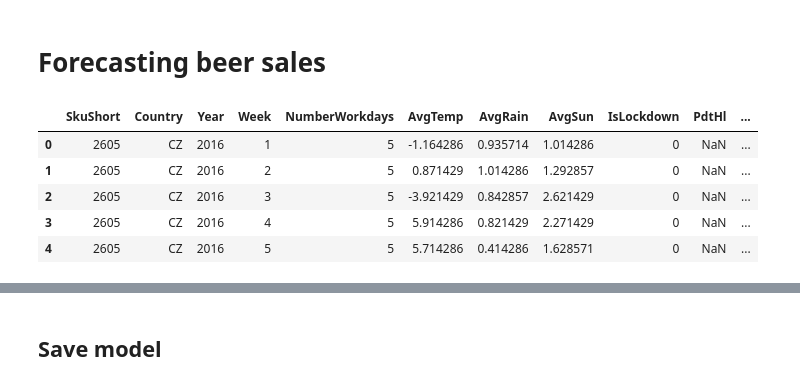
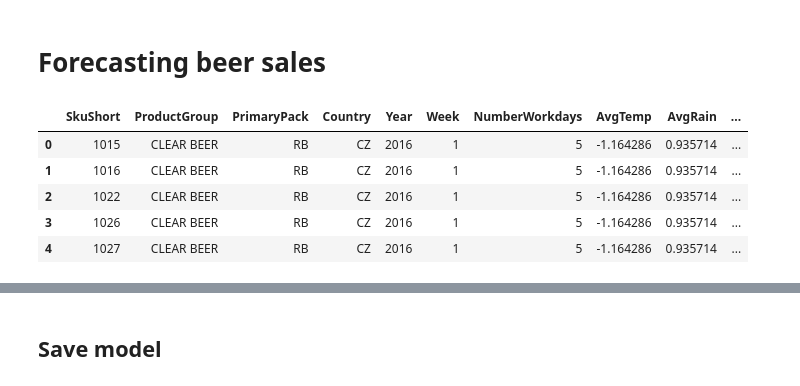
Before and after one commit to kohlicekjan/forecasting-beer-sales-ml, a Jupyter notebook: main.ipynb, the cells around one changed output, grey strips where cells are left out. Cells and saved outputs as stored; diff of their text form; code cells hidden in the pictures.

```diff
--- a/main.ipynb
+++ b/main.ipynb
@@ -18,17 +18,14 @@ RESULT_EXCEL_PATH = f'./result/{DATASET_NAME}.xlsx'
-# %%
-def get_data(data_path):
-    abs_path = os.path.abspath(os.path.join(relative_data_folder_path, relative_path))
-    return pd.read_csv(abs_path, header=0, decimal=",")
-
-data = get_data(DATA_PATH)
-data.head()
-# %% [output]
-|  | SkuShort | Country | Year | Week | NumberWorkdays | AvgTemp | AvgRain | AvgSun | IsLockdown | PdtHl | ... |
-| 0 | 2605 | CZ | 2016 | 1 | 5 | -1.164286 | 0.935714 | 1.014286 | 0 | NaN | ... |
-| 1 | 2605 | CZ | 2016 | 2 | 5 | 0.871429 | 1.014286 | 1.292857 | 0 | NaN | ... |
-| 2 | 2605 | CZ | 2016 | 3 | 5 | -3.921429 | 0.842857 | 2.621429 | 0 | NaN | ... |
-| 3 | 2605 | CZ | 2016 | 4 | 5 | 5.914286 | 0.821429 | 2.271429 | 0 | NaN | ... |
-| 4 | 2605 | CZ | 2016 | 5 | 5 | 5.714286 | 0.414286 | 1.628571 | 0 | NaN | ... |
+# %%
+data = pd.read_csv(DATA_PATH, header=0, decimal=",")
+
+data.head()
+# %% [output]
+|  | SkuShort | ProductGroup | PrimaryPack | Country | Year | Week | NumberWorkdays | AvgTemp | AvgRain | ... |
+| 0 | 1015 | CLEAR BEER | RB | CZ | 2016 | 1 | 5 | -1.164286 | 0.935714 | ... |
+| 1 | 1016 | CLEAR BEER | RB | CZ | 2016 | 1 | 5 | -1.164286 | 0.935714 | ... |
+| 2 | 1022 | CLEAR BEER | RB | CZ | 2016 | 1 | 5 | -1.164286 | 0.935714 | ... |
+| 3 | 1026 | CLEAR BEER | RB | CZ | 2016 | 1 | 5 | -1.164286 | 0.935714 | ... |
+| 4 | 1027 | CLEAR BEER | RB | CZ | 2016 | 1 | 5 | -1.164286 | 0.935714 | ... |
 # %%
 data.info()
 # %% [output]
```
Also changed, not shown: parts of 27 cells of this notebook, 7 other files.
